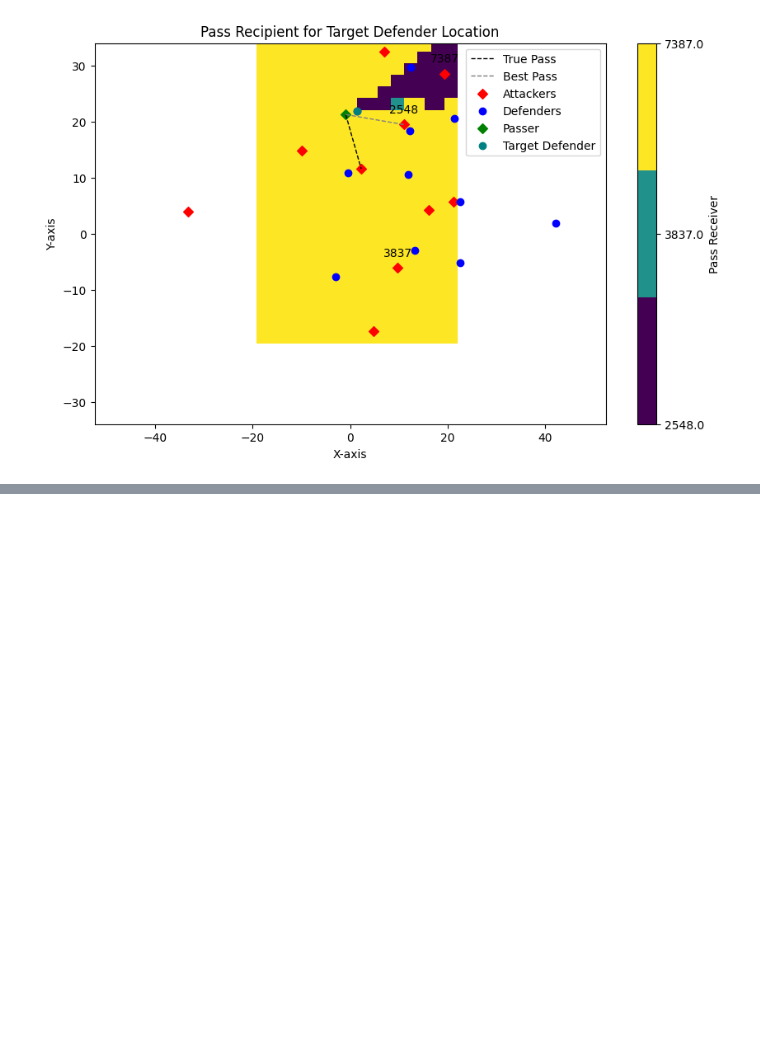
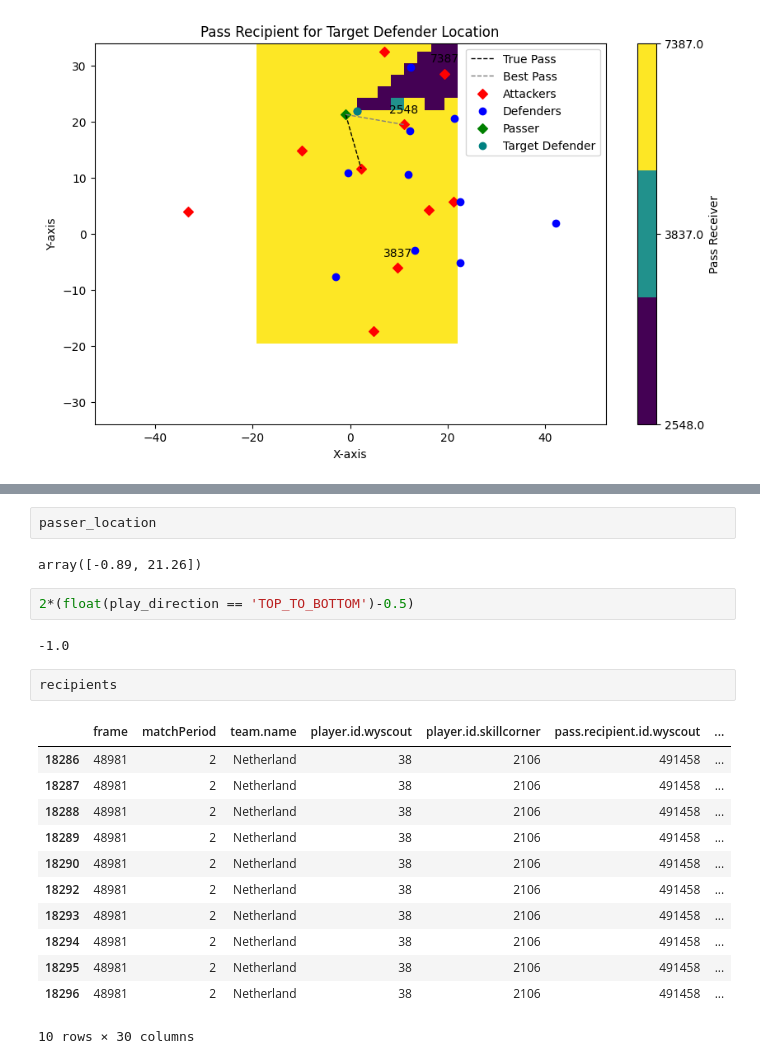
Before and after one commit to ariskoutris/defensive-passing-networks, a Jupyter notebook: src/notebooks/opt_function.ipynb, the cells around one changed output, grey strips where cells are left out. Saved outputs shown, nothing was run; the diff lists cells and outputs as text; blank space fills up the shorter version.

```diff
--- a/src/notebooks/opt_function.ipynb
+++ b/src/notebooks/opt_function.ipynb
@@ -514,0 +997,23 @@ plt.show()
+# %%
+passer_location
+# %% [output]
+array([-0.89, 21.26])
+# %%
+2*(float(play_direction == 'TOP_TO_BOTTOM')-0.5)
+# %% [output]
+-1.0
+# %%
+recipients
+# %% [output]
+|  | frame | matchPeriod | team.name | player.id.wyscout | player.id.skillcorner | pass.recipient.id.wyscout | ... |
+| 18286 | 48981 | 2 | Netherland | 38 | 2106 | 491458 | ... |
+| 18287 | 48981 | 2 | Netherland | 38 | 2106 | 491458 | ... |
+| 18288 | 48981 | 2 | Netherland | 38 | 2106 | 491458 | ... |
+| 18289 | 48981 | 2 | Netherland | 38 | 2106 | 491458 | ... |
+| 18290 | 48981 | 2 | Netherland | 38 | 2106 | 491458 | ... |
+| 18292 | 48981 | 2 | Netherland | 38 | 2106 | 491458 | ... |
+| 18293 | 48981 | 2 | Netherland | 38 | 2106 | 491458 | ... |
+| 18294 | 48981 | 2 | Netherland | 38 | 2106 | 491458 | ... |
+| 18295 | 48981 | 2 | Netherland | 38 | 2106 | 491458 | ... |
+| 18296 | 48981 | 2 | Netherland | 38 | 2106 | 491458 | ... |
+10 rows × 30 columns
```
Also changed, not shown: parts of 79 cells of this notebook, 6 other files.
